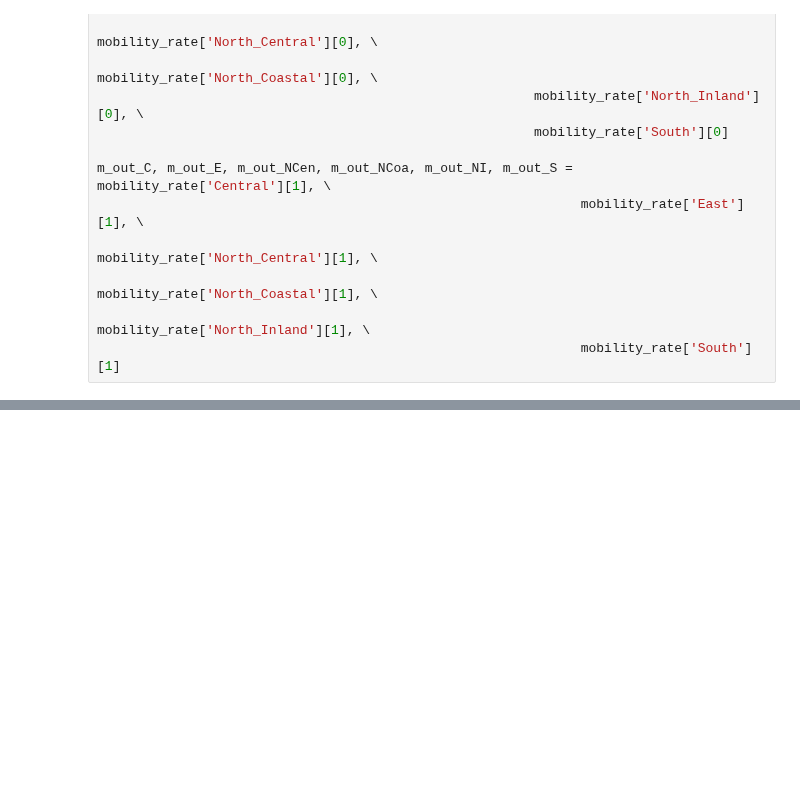
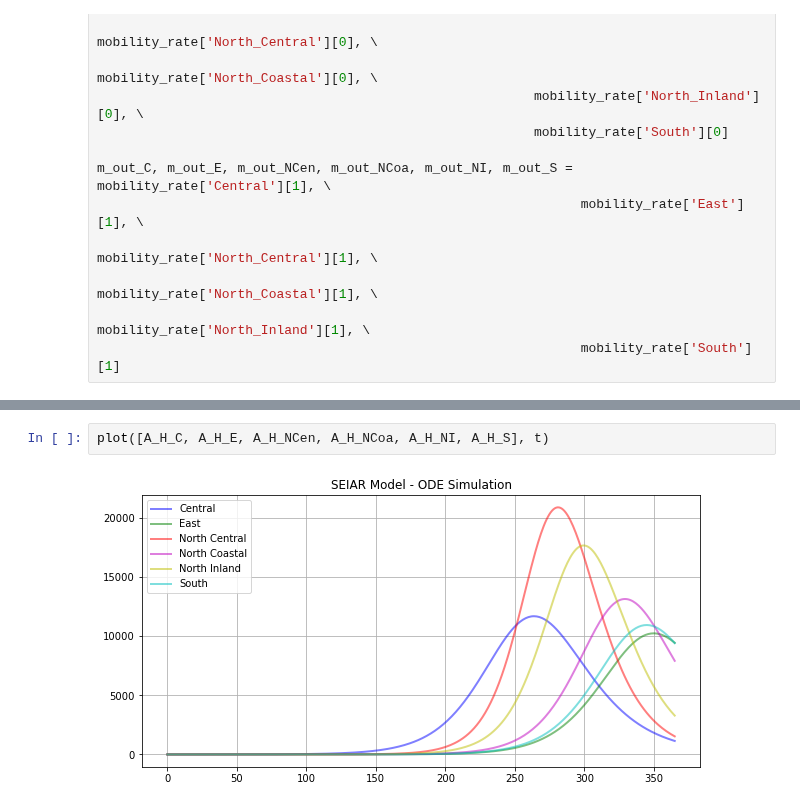
Before and after one commit to kazi0302/COVID-19-Modeling-and-Parameter-Fitting, a Jupyter notebook: ODE simulator/Simulator_60_ODEs.ipynb, the cells around one changed output, grey strips where cells are left out. Saved outputs shown, nothing was run; the diff lists cells and outputs as text; blank space fills up the shorter version.

```diff
--- a/ODE simulator/Simulator_60_ODEs.ipynb
+++ b/ODE simulator/Simulator_60_ODEs.ipynb
@@ -365,0 +400,4 @@ plt.show()
+# %%
+plot([A_H_C, A_H_E, A_H_NCen, A_H_NCoa, A_H_NI, A_H_S], t)
+# %% [output]
+[figure, added]
```
Also changed, not shown: parts of 11 cells of this notebook, 2 other files.
